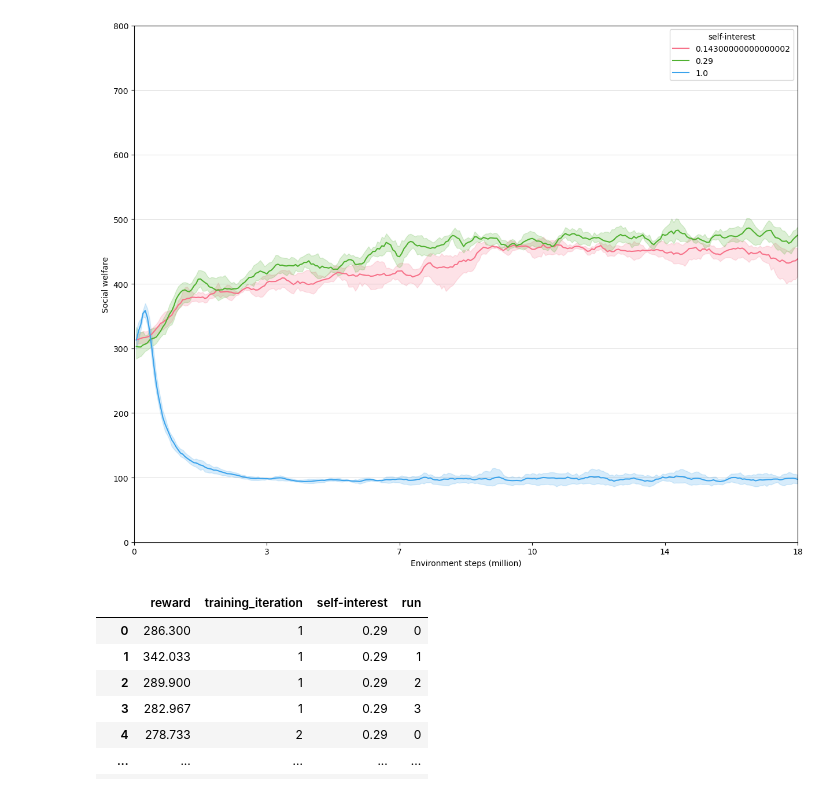
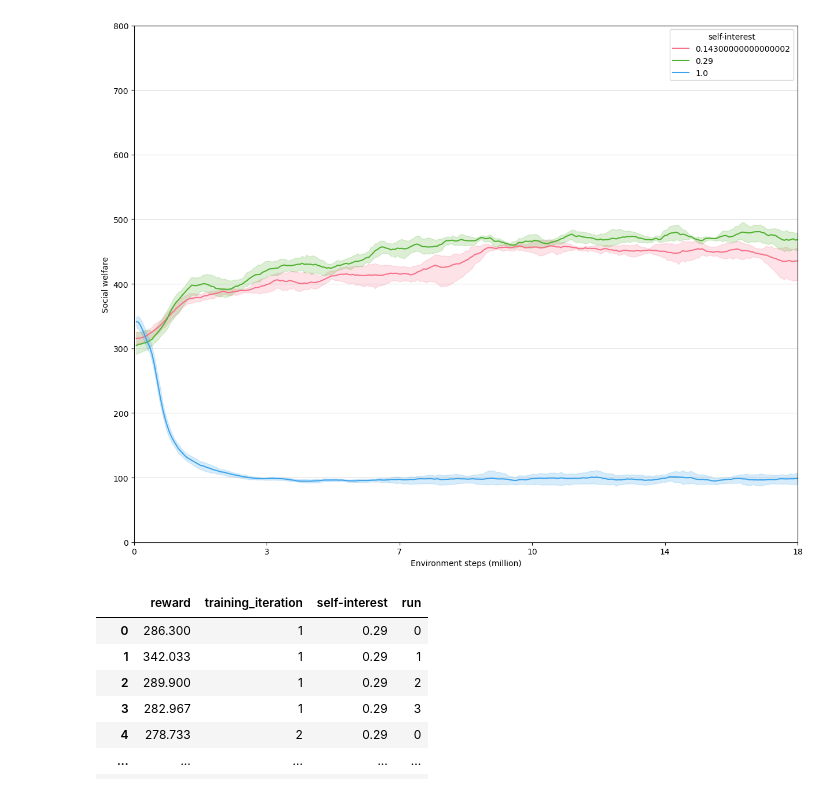
Before and after one commit to Muff2n/meltingpot, a Jupyter notebook: data/plot_results.ipynb, the cells around one changed output. Saved outputs shown, nothing was run; the diff lists cells and outputs as text; code cells hidden in the pictures.

```diff
--- a/data/plot_results.ipynb
+++ b/data/plot_results.ipynb
@@ -232,14 +162,13 @@ fig.savefig(f'scratch_{environment["name"]}', dpi=300, bbox_inches='tight')
 # %%
-environment = harvest
 rolling = False
-window = 5
+window = 11
 n_iterations = 300
 pd.set_option('display.precision', 3)
 
 df = pd.read_json(os.path.join(INPUT, environment['name'], environment['scratch_id'], 'results.json'), lines=True)
 df['reward'] = df.episode_reward.apply(lambda x: np.mean(x))
 df = df[['reward', 'training_iteration', 'self-interest']]
-df = df[df['training_iteration'] <= n_iterations]
+df = df[df['training_iteration'] <= epochs]
 
 self_interest_values = df['self-interest'].unique()
 
@@ -258,47 +187,38 @@ def assign_runs(df, s):
 
     df_s['smoothed_reward'] = df_s.groupby('run')['reward'].transform(lambda x: x.rolling(window=window, center=True, min_periods=1).mean())
     return df_s
 
 dfs = [assign_runs(df, s) for s in self_interest_values]
-# smoothed_rewards = [x.groupby('run')['reward'].rolling(window=window, center=True, min_periods=1).mean() for x in dfs]
 df = pd.concat(dfs, axis=0, ignore_index=True)
-
-
-
-# # Create grouped object with smoothed values
-# grouped = df.groupby('self-interest')
-# smoothed_rewards = grouped['reward'].transform(
-#     lambda x: x.rolling(window=window, center=True, min_periods=1).mean()
-# )
 
 # fig, ax = plt.subplots(figsize=(4.8, 1.6), facecolor='white')
 fig, ax = plt.subplots(figsize=(14.8, 11.6), facecolor='white')
 
 colours = sns.color_palette("husl", len(self_interest_values))
 
 sns.lineplot(
     data=df,
     x='training_iteration',
     y='smoothed_reward',
     hue='self-interest',
     errorbar=('ci', 95),  # 95% confidence interval
     palette=colours,
     # estimator='mean',
     # color='blue',
     # n_boot=1000,
 )
 
 ax.set_xlabel('Environment steps (million)')
 ax.set_ylabel('Social welfare')
-ax.set_xlim(0, n_iterations)
+ax.set_xlim(0, epochs)
 ax.set_ylim(0, environment['ylim'])
-ax.set_xticks(np.arange(0, n_iterations + 1, n_iterations / 5))
-ax.set_xticklabels(np.arange(0, n_iterations * 30 * 2000 / 1e6 + 1, n_iterations/5 * 30 * 2000 / 1e6).astype(int))
+ax.set_xticks(np.arange(0, epochs + 1, epochs / 5))
+ax.set_xticklabels(np.arange(0, epochs * 30 * 2000 / 1e6 + 1, epochs / 5 * 30 * 2000 / 1e6).astype(int))
 ax.yaxis.grid(True, linestyle='-', linewidth=0.5, color='grey', alpha=0.5)
 
-# fig.savefig(f'scratch_{environment["name"]}', dpi=300, bbox_inches='tight')
+fig.savefig(f'scratch_{environment["name"]}', dpi=300, bbox_inches='tight')
 # %% [output]
-[figure, old version]
+[figure, new version]
 # %%
 dfs[0]
 # %% [output]
```
Also changed, not shown: parts of 4 cells of this notebook, 1 other file.
